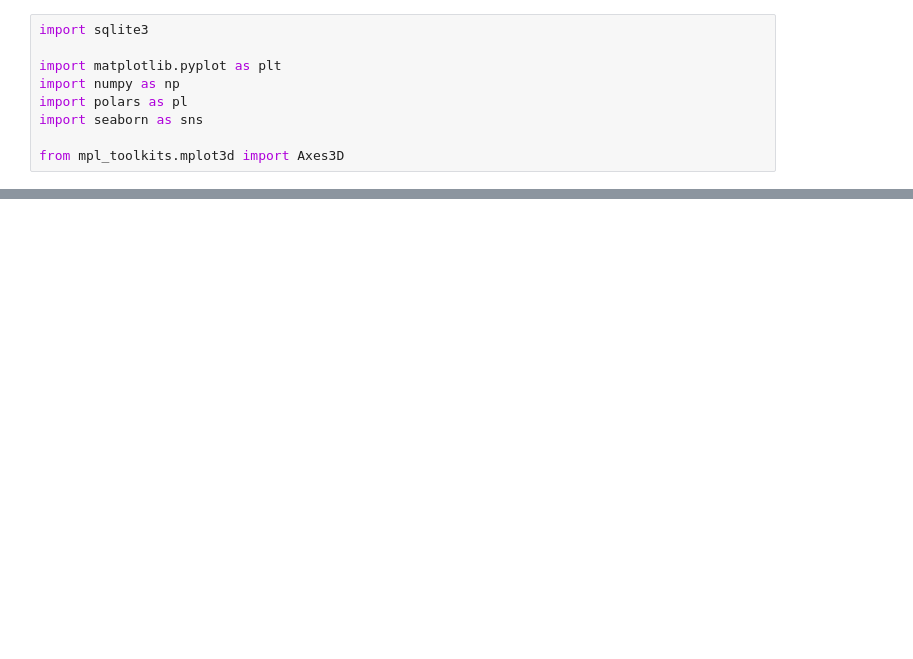
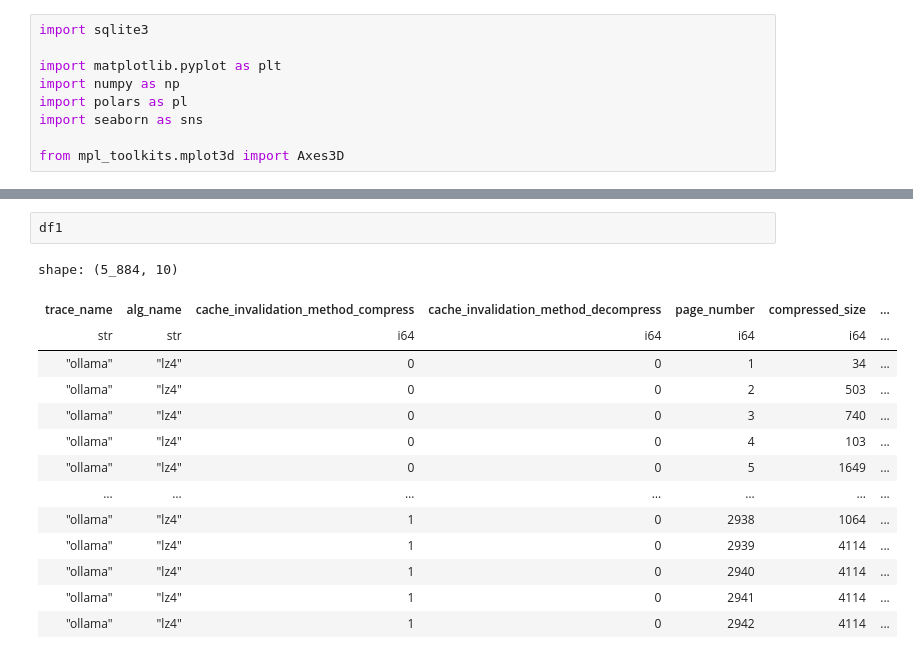
Before and after one commit to frisbii/compression-compare, a Jupyter notebook: visnew.ipynb, the cells around one changed output, grey strips where cells are left out. Cells and saved outputs as stored; diff of their text form; blank space fills up the shorter version.

```diff
--- a/visnew.ipynb
+++ b/visnew.ipynb
@@ -30,0 +72,17 @@ shape: (70_608, 9)
+# %%
+df1
+# %% [output]
+shape: (5_884, 10)
+| trace_name | alg_name | cache_invalidation_method_compress | cache_invalidation_method_decompress | page_number | compressed_size | ... |
+| str | str | i64 | i64 | i64 | i64 | ... |
+| "ollama" | "lz4" | 0 | 0 | 1 | 34 | ... |
+| "ollama" | "lz4" | 0 | 0 | 2 | 503 | ... |
+| "ollama" | "lz4" | 0 | 0 | 3 | 740 | ... |
+| "ollama" | "lz4" | 0 | 0 | 4 | 103 | ... |
+| "ollama" | "lz4" | 0 | 0 | 5 | 1649 | ... |
+| … | … | … | … | … | … | ... |
+| "ollama" | "lz4" | 1 | 0 | 2938 | 1064 | ... |
+| "ollama" | "lz4" | 1 | 0 | 2939 | 4114 | ... |
+| "ollama" | "lz4" | 1 | 0 | 2940 | 4114 | ... |
+| "ollama" | "lz4" | 1 | 0 | 2941 | 4114 | ... |
+| "ollama" | "lz4" | 1 | 0 | 2942 | 4114 | ... |
```
Also changed, not shown: parts of 4 cells of this notebook, 3 other files.
